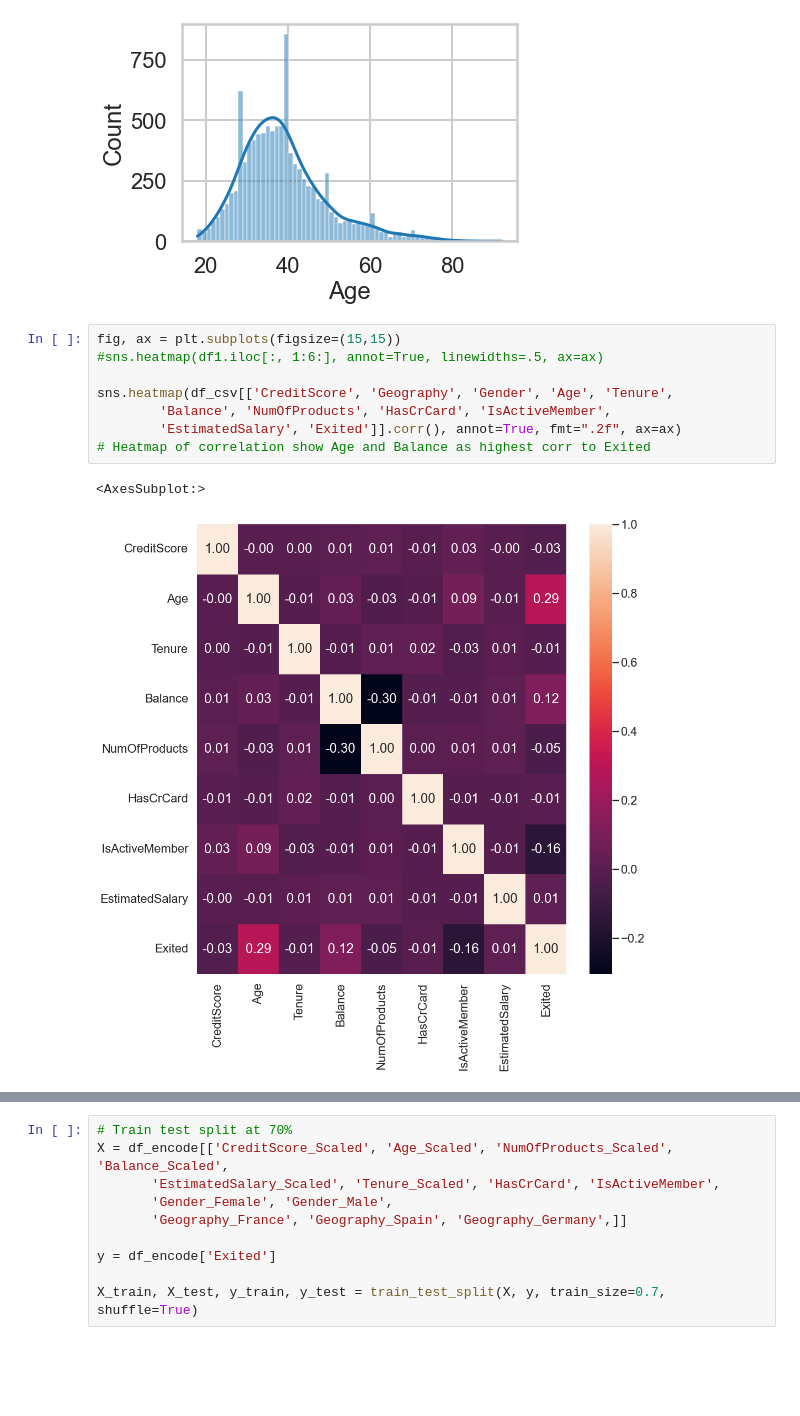
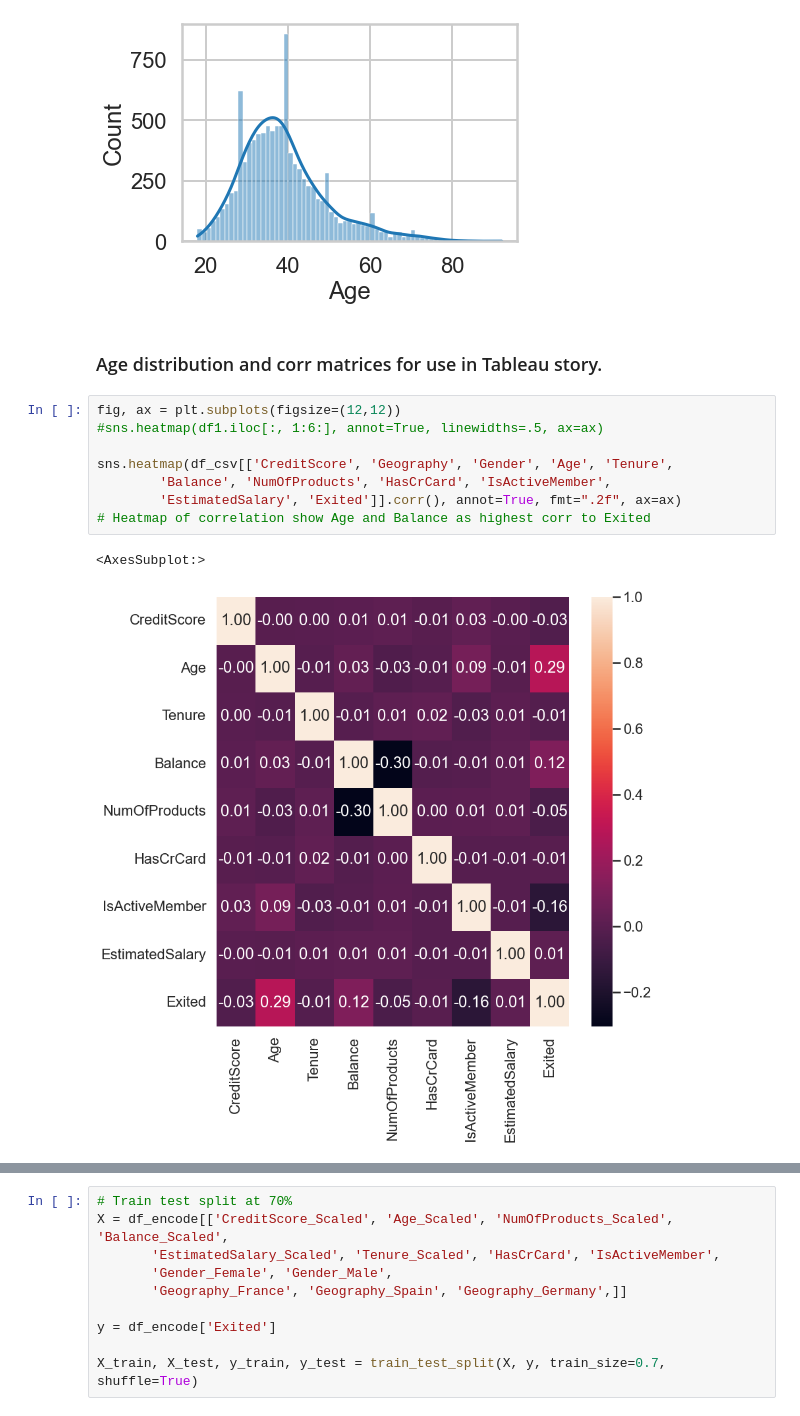
Before and after one commit to nycantwell/nycantwell, a Jupyter notebook: Capstone_Three_Churn_Modeling/Capstone_Three_Churn.ipynb, the cells around one changed output, grey strips where cells are left out. Drawn from its saved outputs; the diff is of its cells as text; blank space fills up the shorter version.

```diff
--- a/Capstone_Three_Churn_Modeling/Capstone_Three_Churn.ipynb
+++ b/Capstone_Three_Churn_Modeling/Capstone_Three_Churn.ipynb
@@ -47,14 +92,16 @@ sns.histplot(data = df_csv['Age'], kde = True)
 # %% [output]
 <AxesSubplot:xlabel='Age', ylabel='Count'>
 [figure]
+# %% [markdown]
+### Age distribution and corr matrices for use in Tableau story.
 # %%
-fig, ax = plt.subplots(figsize=(15,15))
+fig, ax = plt.subplots(figsize=(12,12))
 #sns.heatmap(df1.iloc[:, 1:6:], annot=True, linewidths=.5, ax=ax)
 
 sns.heatmap(df_csv[['CreditScore', 'Geography', 'Gender', 'Age', 'Tenure',
         'Balance', 'NumOfProducts', 'HasCrCard', 'IsActiveMember',
         'EstimatedSalary', 'Exited']].corr(), annot=True, fmt=".2f", ax=ax)
 # Heatmap of correlation show Age and Balance as highest corr to Exited
 # %% [output]
 <AxesSubplot:>
-[figure, old version]
+[figure, new version]
```
Also changed, not shown: parts of 17 cells of this notebook, 7 other files.
